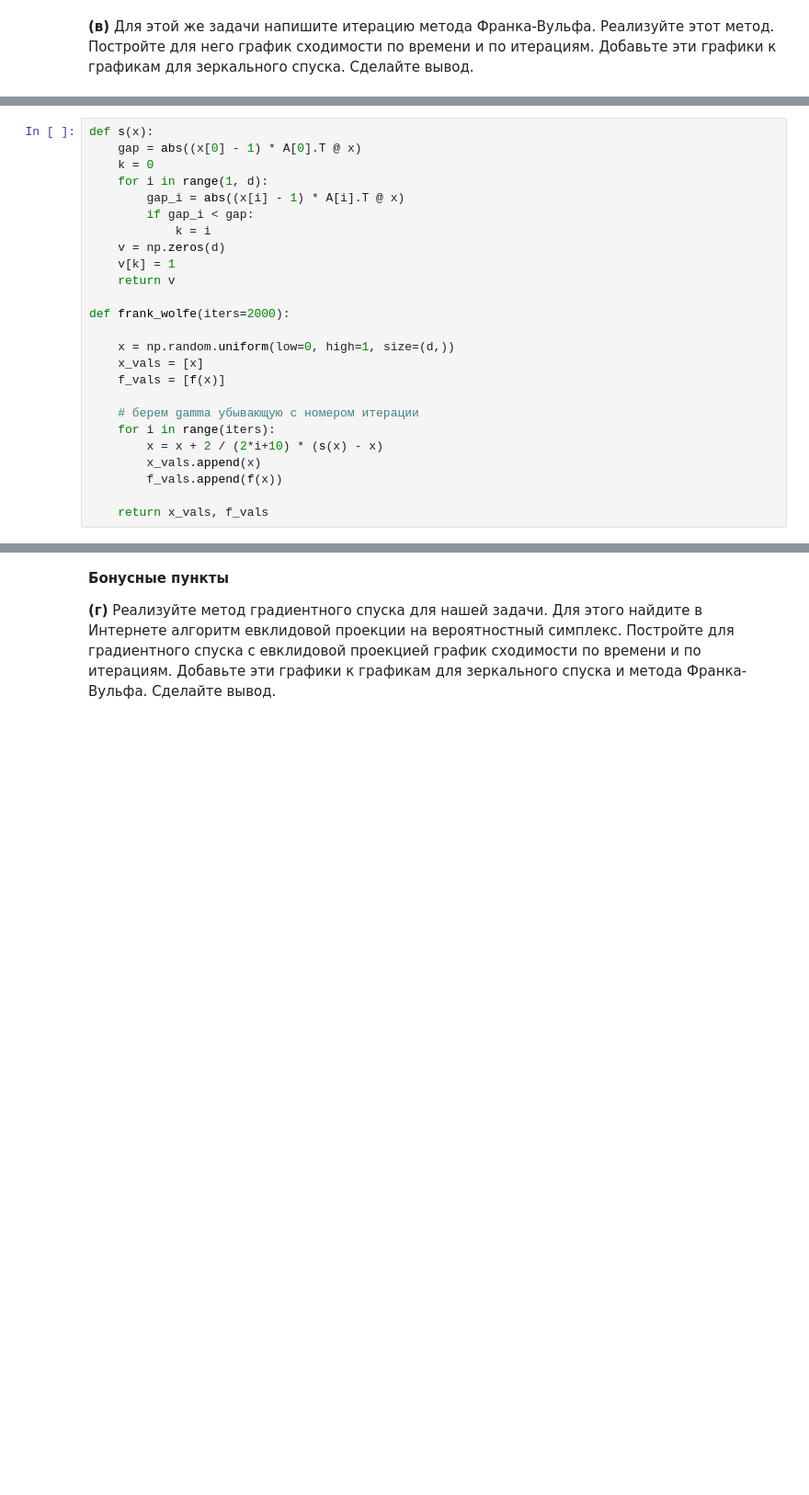
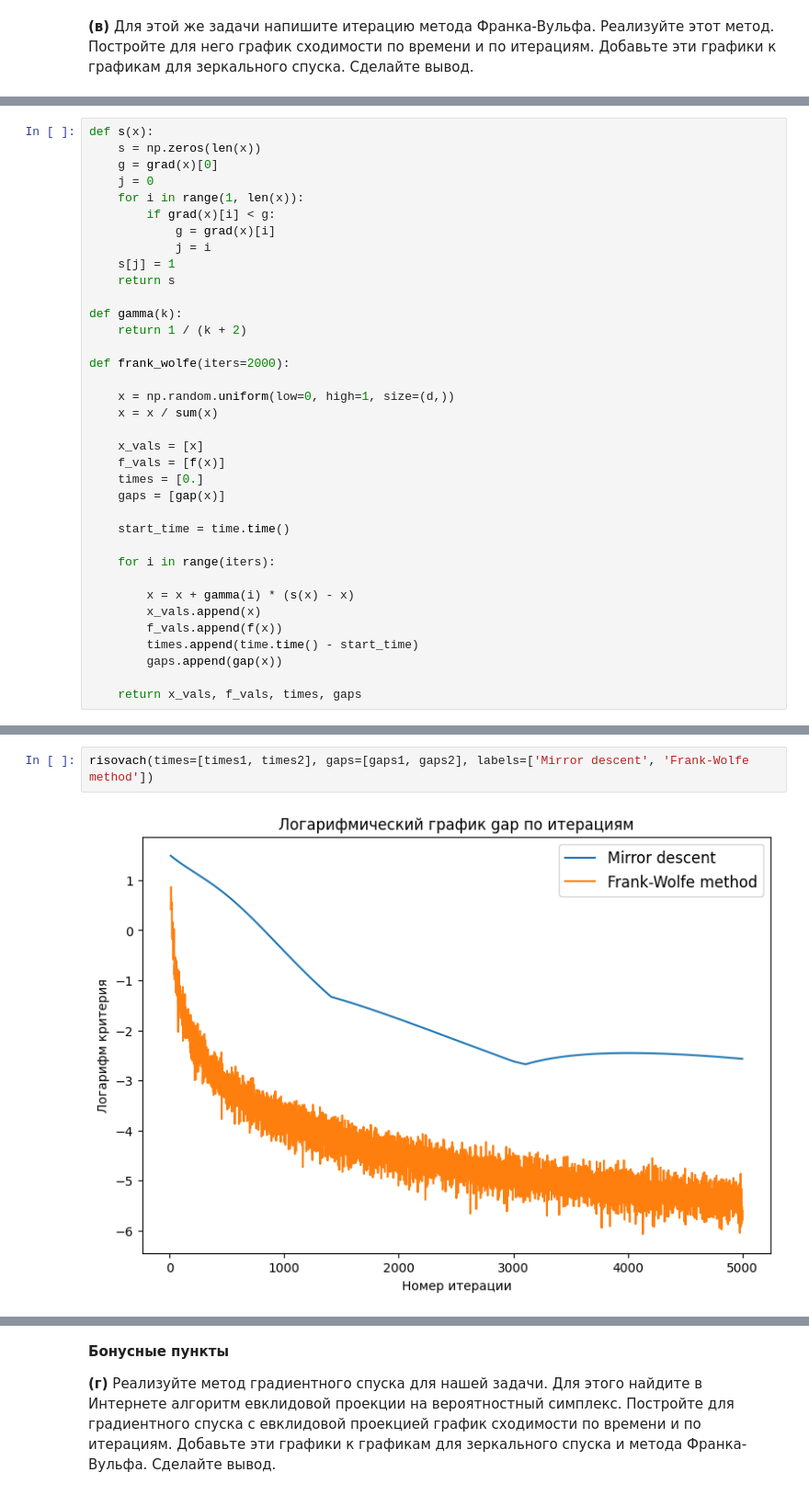
Before and after one commit to featztex/optimization, a Jupyter notebook: hw/Emelyanov_HW_4.ipynb, the cells around one changed output, grey strips where cells are left out. Shown: that part at 92% size. Cells and saved outputs as stored; diff of their text form; blank space fills up the shorter version.

```diff
--- a/hw/Emelyanov_HW_4.ipynb
+++ b/hw/Emelyanov_HW_4.ipynb
@@ -171,27 +171,38 @@ $$ x^{k+1} = x^k + \gamma^k (s^k - x^k) $$
 Поскольку $0 \notin \triangle_d$, минимум функции $\langle \nabla f(x), s - x \rangle$ достигается на одной из вершин симплекса. История та же, что и при вычислении gap.
 # %%
 def s(x):
-    gap = abs((x[0] - 1) * A[0].T @ x)
-    k = 0
-    for i in range(1, d):
-        gap_i = abs((x[i] - 1) * A[i].T @ x)
-        if gap_i < gap:
-            k = i
-    v = np.zeros(d)
-    v[k] = 1
-    return v
+    s = np.zeros(len(x))
+    g = grad(x)[0]
+    j = 0
+    for i in range(1, len(x)):
+        if grad(x)[i] < g:
+            g = grad(x)[i]
+            j = i
+    s[j] = 1
+    return s
+
+def gamma(k):
+    return 1 / (k + 2)
 
 def frank_wolfe(iters=2000):
 
     x = np.random.uniform(low=0, high=1, size=(d,))
+    x = x / sum(x)
+
     x_vals = [x]
     f_vals = [f(x)]
+    times = [0.]
+    gaps = [gap(x)]
 
-    # берем gamma убывающую с номером итерации
+    start_time = time.time()
+
     for i in range(iters):
-        x = x + 2 / (2*i+10) * (s(x) - x)
+
+        x = x + gamma(i) * (s(x) - x)
         x_vals.append(x)
         f_vals.append(f(x))
+        times.append(time.time() - start_time)
+        gaps.append(gap(x))
 
-    return x_vals, f_vals
+    return x_vals, f_vals, times, gaps
 # %%
@@ -236,0 +217,4 @@ plt.show()
+# %%
+risovach(times=[times1, times2], gaps=[gaps1, gaps2], labels=['Mirror descent', 'Frank-Wolfe method'])
+# %% [output]
+[figure, added]
```
Also changed, not shown: parts of 18 cells of this notebook.
